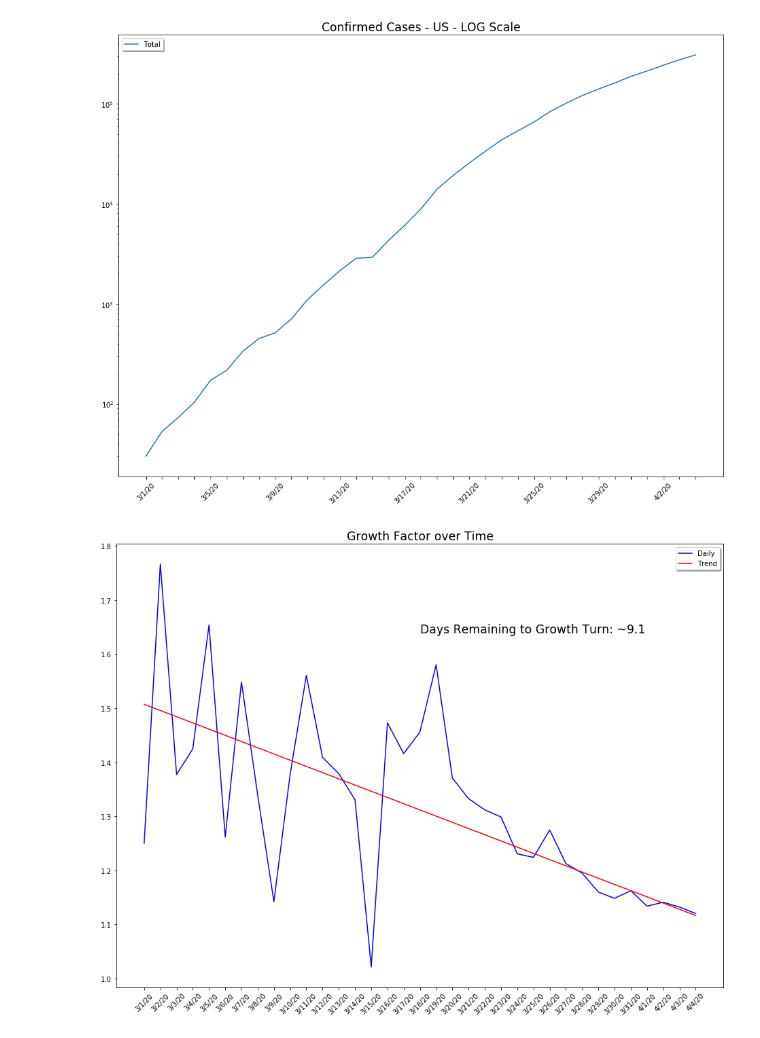
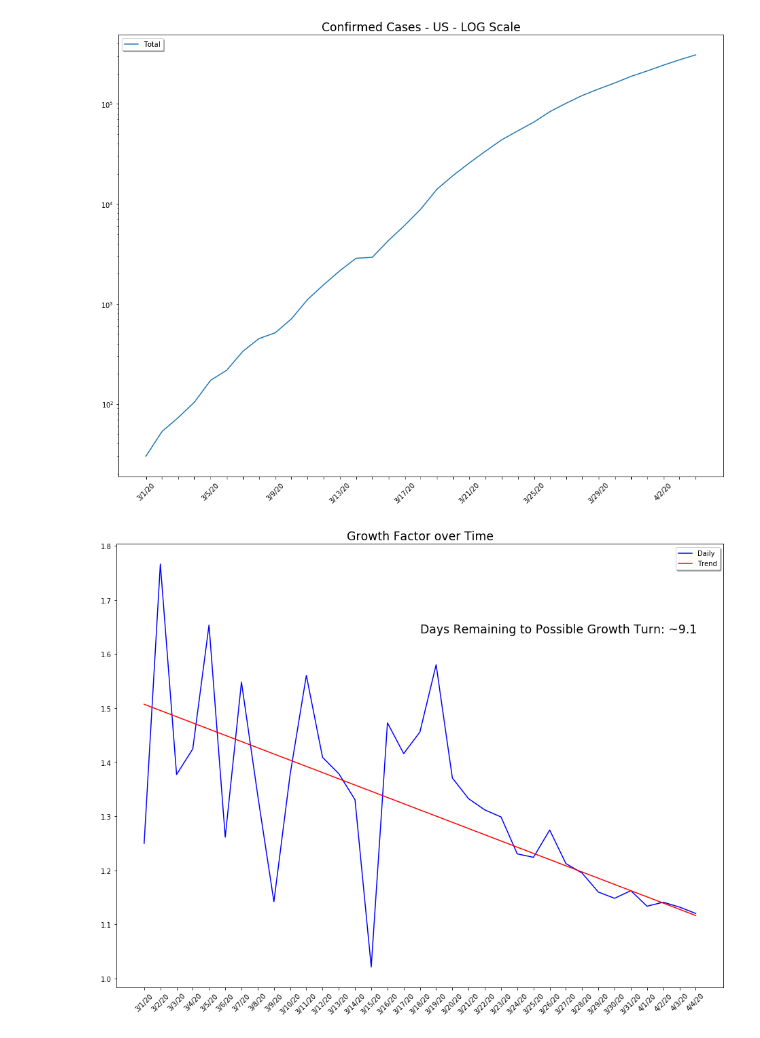
Before and after one commit to gschwim/COVID-19-Looking-Glass, a Jupyter notebook: COVID-19 Looking Glass.ipynb, the cells around one changed output. Saved outputs shown, nothing was run; the diff lists cells and outputs as text; code cells hidden in the pictures.

```diff
--- a/COVID-19 Looking Glass.ipynb
+++ b/COVID-19 Looking Glass.ipynb
@@ -91,32 +99,32 @@ linreg = pd.Series([(lr[1] + lr[0] * x) for x in range(growth.shape[0])],
 
 # theil slope to establish the growth trend
 ts = stats.theilslopes(growth.values, range(growth.shape[0]), 0.95)
 tslopes = pd.Series([(ts[1] + ts[0] * x) for x in range(growth.shape[0])],
                     index=growth.index)
 tslopes_lower = pd.Series([(ts[1] + ts[2] * x) for x in range(growth.shape[0])],
                           index=growth.index)
 tslopes_upper = pd.Series([(ts[1] + ts[3] * x) for x in range(growth.shape[0])],
                           index=growth.index)
 
 # How long until growth factor 1?
 days_to_one = (1 - ts[1]) / ts[0]
 days_remaining = days_to_one - growth.shape[0]
 
 
 # plot the growth factor and trend
 
 fig = plt.figure(figsize=(16,12))
 ax = fig.add_subplot(111)
 ax.plot(growth, 'b-')
 # ax.plot(linreg, 'g-')
 ax.plot(tslopes, 'r-')
 # ax.plot(tslopes_upper, 'r--')
 # ax.plot(tslopes_lower, 'r--')
-ax.text(.5, .8, 'Days Remaining to Growth Turn: ~{:.2}'.format(days_remaining),
+ax.text(.5, .8, 'Days Remaining to Possible Growth Turn: ~{:.2}'.format(days_remaining),
         fontsize='xx-large', transform=ax.transAxes)
 plt.xticks(rotation=45)
 plt.legend(('Daily', 'Trend'), shadow=True, loc='upper right')
 plt.title('Growth Factor over Time', fontsize='xx-large')
 plt.show()
 # %% [output]
-[figure, old version]
+[figure, new version]
```
Also changed, not shown: parts of 1 cell of this notebook.
